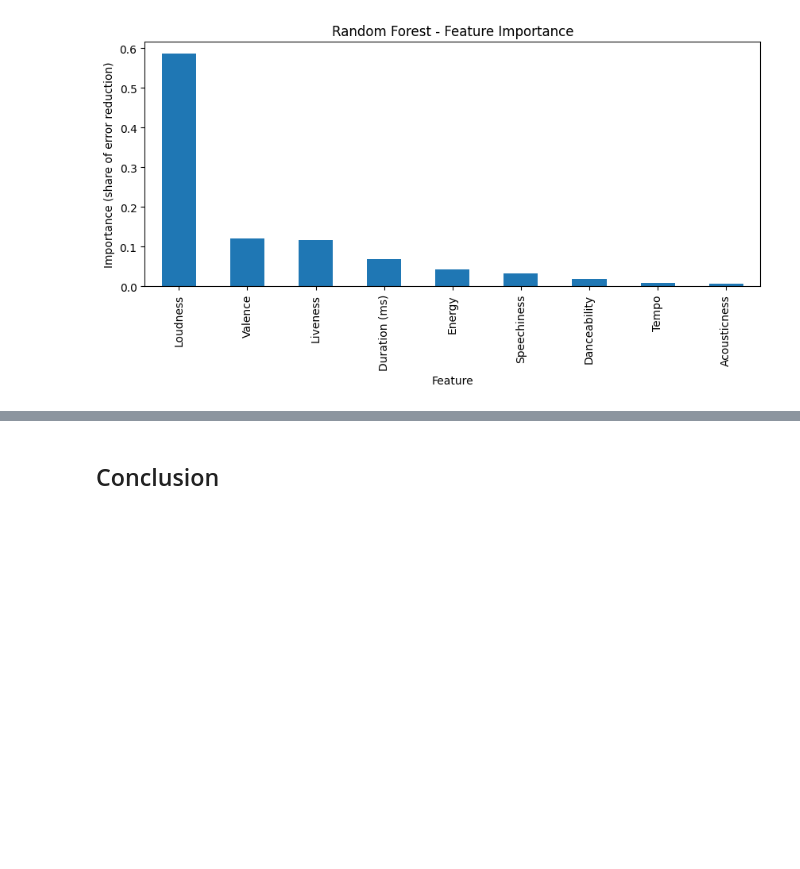
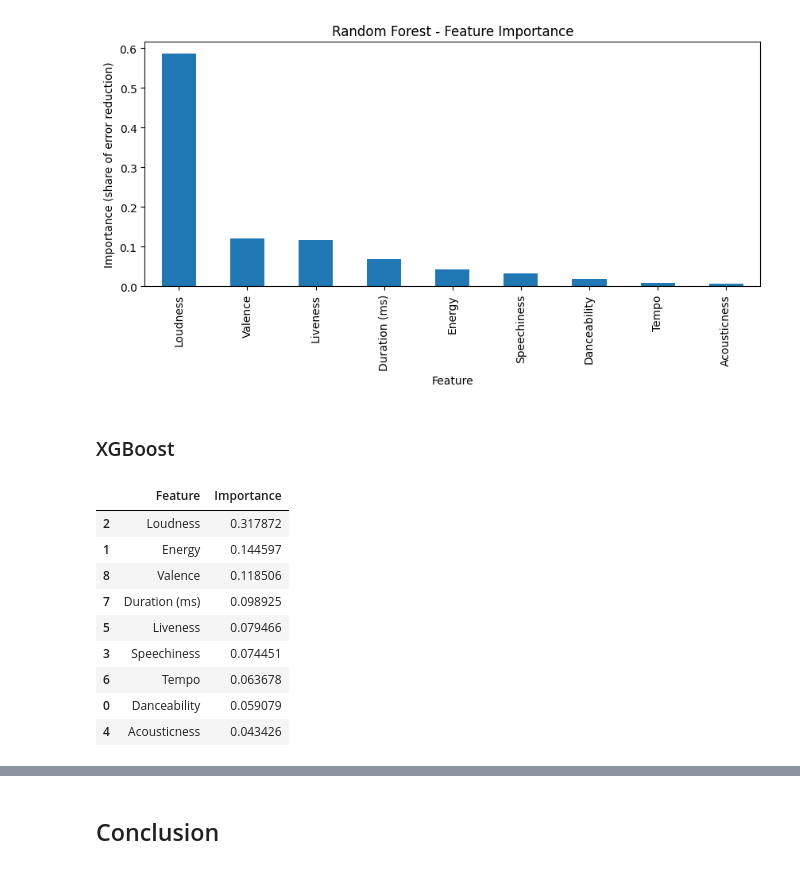
Before and after one commit to cnmi-ds-22/hmsealy___Data-Science-Portofolio-C22-, a Jupyter notebook: Modules/Module_4_Tree_Based_Methods/Projects/Instructions/Project.4-Spotify/Spotify.Pass-09.ipynb, the cells around one changed output, grey strips where cells are left out. Drawn from its saved outputs; the diff is of its cells as text; code cells hidden in the pictures; blank space fills up the shorter version.

```diff
--- a/Modules/Module_4_Tree_Based_Methods/Projects/Instructions/Project.4-Spotify/Spotify.Pass-09.ipynb
+++ b/Modules/Module_4_Tree_Based_Methods/Projects/Instructions/Project.4-Spotify/Spotify.Pass-09.ipynb
@@ -452,3 +503,27 @@ plt.title('Random Forest - Feature Importance')
 plt.show()
 # %% [output]
 [figure]
+# %% [markdown]
+### XGBoost
+# %%
+# Fit XGBoost once on the same fixed split as the forest
+X_train, X_test, y_train, y_test = train_test_split(X_features, y_popularity, test_size=0.25, random_state=42)
+model_xgb = xgb.XGBRegressor(max_depth=best_xgb_depth, objective='reg:squarederror',
+                             verbosity=0, seed=10, n_jobs=-1)
+model_xgb.fit(X_train, y_train)
+
+xgb_importance_df = pd.DataFrame({'Feature': feature_cols,
+                                  'Importance': model_xgb.feature_importances_})
+xgb_importance_df = xgb_importance_df.sort_values('Importance', ascending=False)
+xgb_importance_df
+# %% [output]
+|  | Feature | Importance |
+| 2 | Loudness | 0.317872 |
+| 1 | Energy | 0.144597 |
+| 8 | Valence | 0.118506 |
+| 7 | Duration (ms) | 0.098925 |
+| 5 | Liveness | 0.079466 |
+| 3 | Speechiness | 0.074451 |
+| 6 | Tempo | 0.063678 |
+| 0 | Danceability | 0.059079 |
+| 4 | Acousticness | 0.043426 |
```
Also changed, not shown: parts of 10 cells of this notebook.
